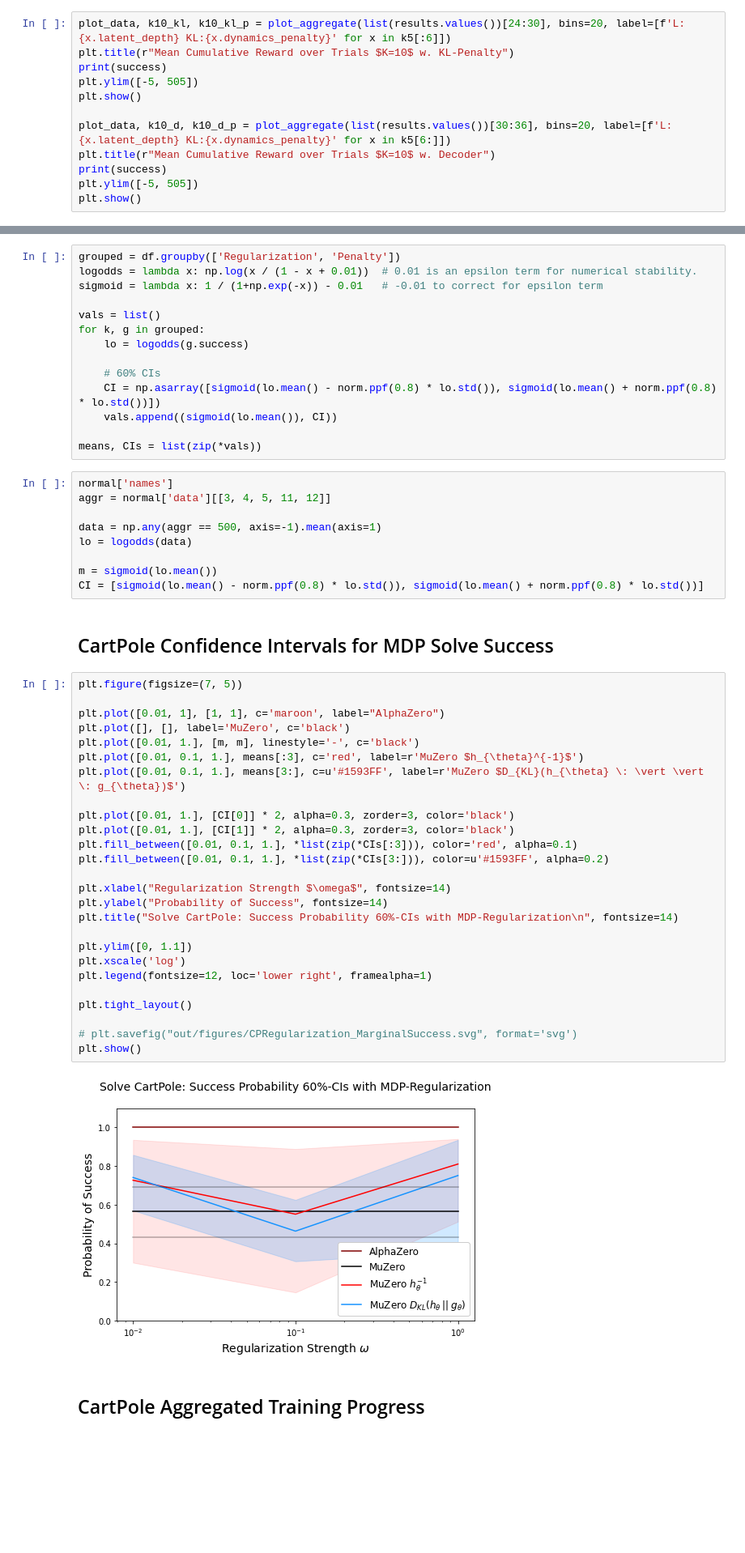
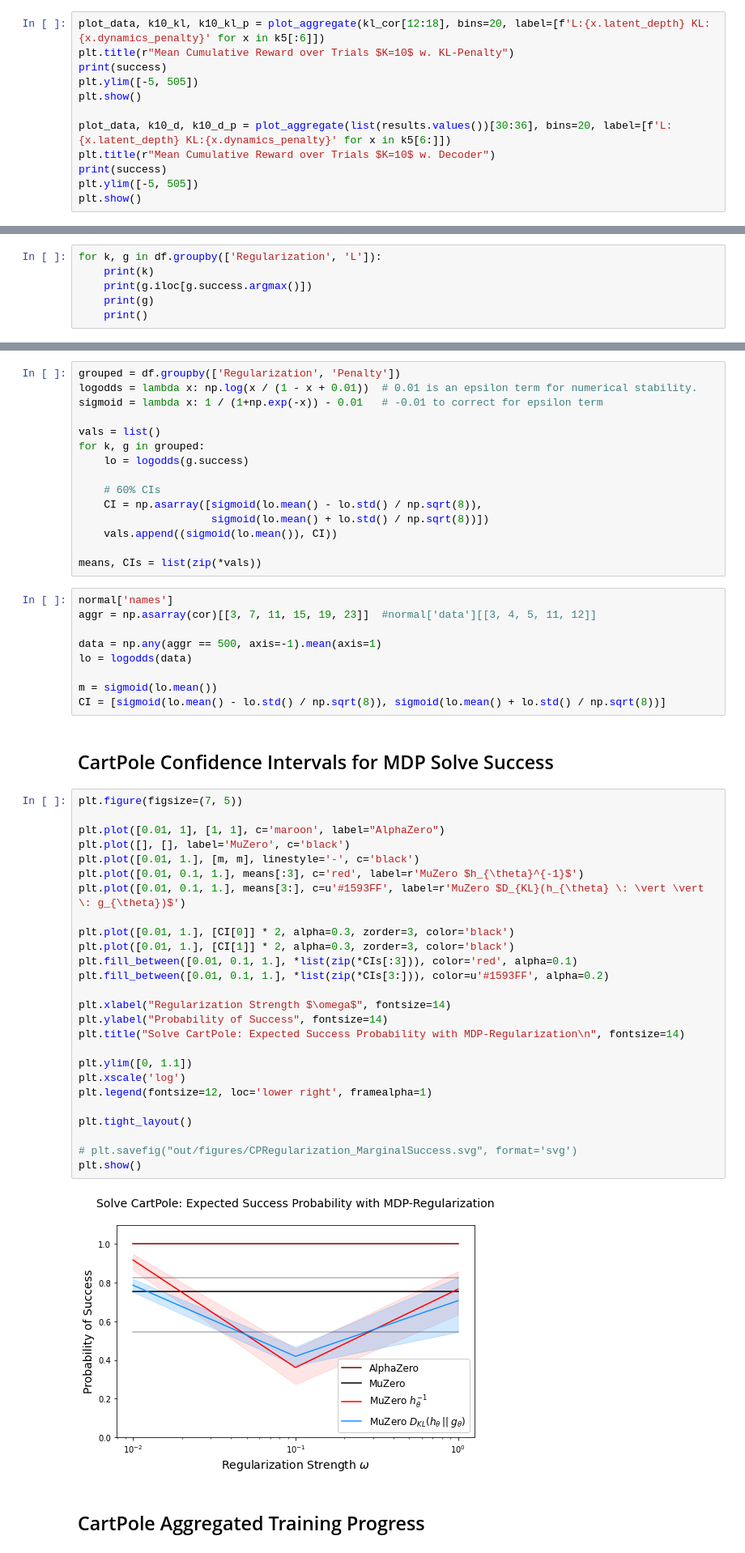
Before and after one commit to kaesve/muzero, a Jupyter notebook: publish/Ablation Analysis.ipynb, the cells around one changed output, grey strips where cells are left out. Shown at 81% size. Cells and saved outputs as stored; diff of their text form; blank space fills up the shorter version.

```diff
--- a/publish/Ablation Analysis.ipynb
+++ b/publish/Ablation Analysis.ipynb
@@ -152,6 +211,6 @@ plt.show()
 [figure]
 # %%
-plot_data, k10_kl, k10_kl_p = plot_aggregate(list(results.values())[24:30], bins=20, label=[f'L:{x.latent_depth} KL:{x.dynamics_penalty}' for x in k5[:6]])
+plot_data, k10_kl, k10_kl_p = plot_aggregate(kl_cor[12:18], bins=20, label=[f'L:{x.latent_depth} KL:{x.dynamics_penalty}' for x in k5[:6]])
 plt.title(r"Mean Cumulative Reward over Trials $K=10$ w. KL-Penalty")
 print(success)
 plt.ylim([-5, 505])
@@ -187,2 +246,8 @@ df.head()
 | 3 | 0.750 | 1 | dec | 8 | 1.00 |
 | 4 | 0.125 | 1 | dec | 8 | 0.10 |
+# %%
+for k, g in df.groupby(['Regularization', 'L']):
+    print(k)
+    print(g.iloc[g.success.argmax()])
+    print(g)
+    print()
@@ -196,48 +279,49 @@ for k, g in grouped:
     lo = logodds(g.success)
 
     # 60% CIs
-    CI = np.asarray([sigmoid(lo.mean() - norm.ppf(0.8) * lo.std()), sigmoid(lo.mean() + norm.ppf(0.8) * lo.std())])
+    CI = np.asarray([sigmoid(lo.mean() - lo.std() / np.sqrt(8)),
+                     sigmoid(lo.mean() + lo.std() / np.sqrt(8))])
     vals.append((sigmoid(lo.mean()), CI))
 
 means, CIs = list(zip(*vals))
 # %%
 normal['names']
-aggr = normal['data'][[3, 4, 5, 11, 12]]
+aggr = np.asarray(cor)[[3, 7, 11, 15, 19, 23]]  #normal['data'][[3, 4, 5, 11, 12]]
 
 data = np.any(aggr == 500, axis=-1).mean(axis=1)
 lo = logodds(data)
 
 m = sigmoid(lo.mean())
-CI = [sigmoid(lo.mean() - norm.ppf(0.8) * lo.std()), sigmoid(lo.mean() + norm.ppf(0.8) * lo.std())]
+CI = [sigmoid(lo.mean() - lo.std() / np.sqrt(8)), sigmoid(lo.mean() + lo.std() / np.sqrt(8))]
 # %% [markdown]
 ## CartPole Confidence Intervals for MDP Solve Success
 # %%
 plt.figure(figsize=(7, 5))
 
 plt.plot([0.01, 1], [1, 1], c='maroon', label="AlphaZero")
 plt.plot([], [], label='MuZero', c='black')
 plt.plot([0.01, 1.], [m, m], linestyle='-', c='black')
 plt.plot([0.01, 0.1, 1.], means[:3], c='red', label=r'MuZero $h_{\theta}^{-1}$')
 plt.plot([0.01, 0.1, 1.], means[3:], c=u'#1593FF', label=r'MuZero $D_{KL}(h_{\theta} \: \vert \vert \: g_{\theta})$')
 
 plt.plot([0.01, 1.], [CI[0]] * 2, alpha=0.3, zorder=3, color='black')
 plt.plot([0.01, 1.], [CI[1]] * 2, alpha=0.3, zorder=3, color='black')
 plt.fill_between([0.01, 0.1, 1.], *list(zip(*CIs[:3])), color='red', alpha=0.1)
 plt.fill_between([0.01, 0.1, 1.], *list(zip(*CIs[3:])), color=u'#1593FF', alpha=0.2)
 
 plt.xlabel("Regularization Strength $\omega$", fontsize=14)
 plt.ylabel("Probability of Success", fontsize=14)
-plt.title("Solve CartPole: Success Probability 60%-CIs with MDP-Regularization\n", fontsize=14)
+plt.title("Solve CartPole: Expected Success Probability with MDP-Regularization\n", fontsize=14)
 
 plt.ylim([0, 1.1])
 plt.xscale('log')
 plt.legend(fontsize=12, loc='lower right', framealpha=1)
 
 plt.tight_layout()
 
 # plt.savefig("out/figures/CPRegularization_MarginalSuccess.svg", format='svg')
 plt.show()
 # %% [output]
-[figure, old version]
+[figure, new version]
 # %% [markdown]
 ## CartPole Aggregated Training Progress
```
Also changed, not shown: parts of 21 cells of this notebook, 8 other files.
